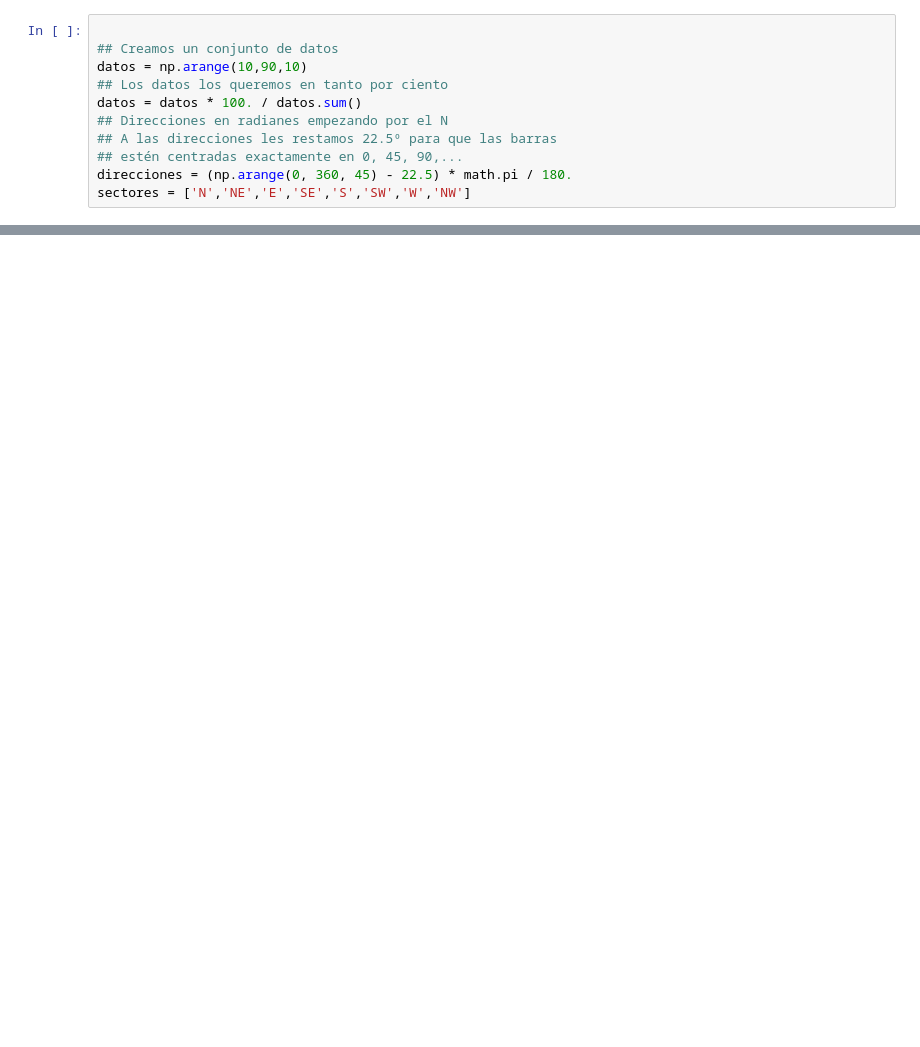
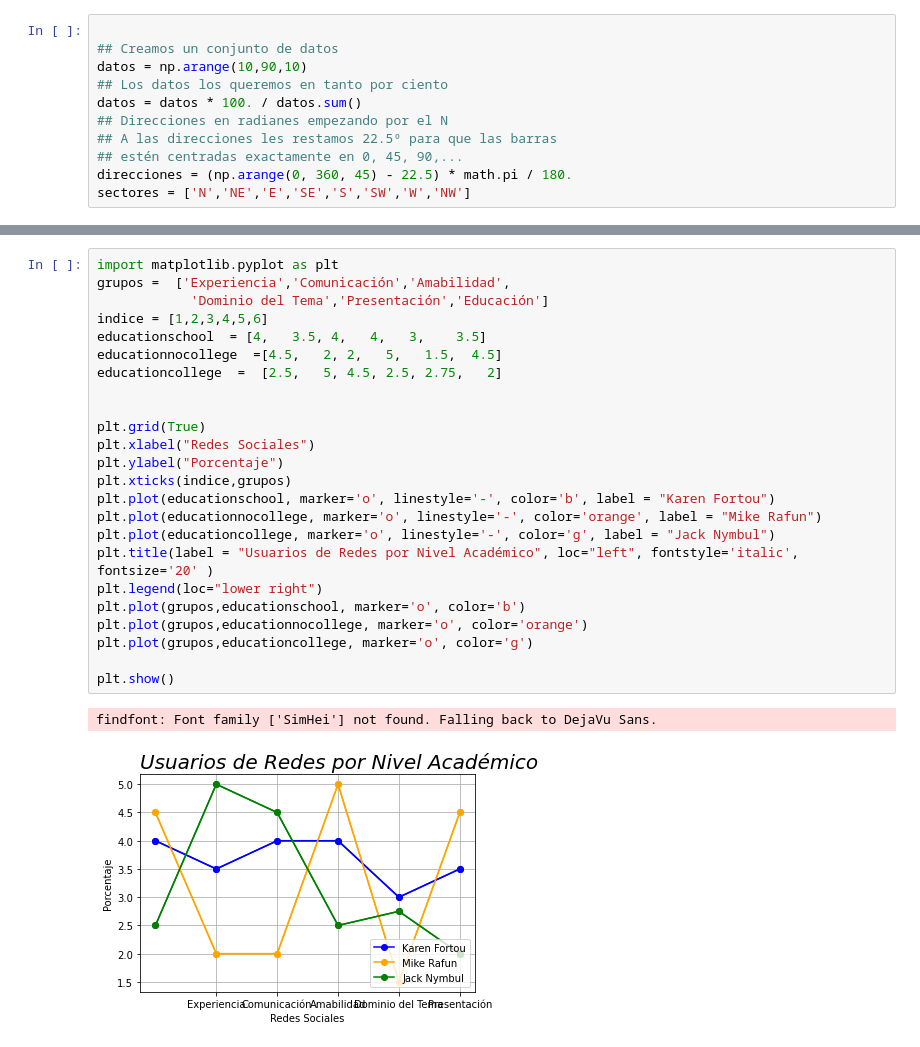
Before and after one commit to villagranp/DEV_Python, a Jupyter notebook: UNIR Comparacion Perfiles/rosadevientos.ipynb, the cells around one changed output, grey strips where cells are left out. Saved outputs shown, nothing was run; the diff lists cells and outputs as text; blank space fills up the shorter version.

```diff
--- a/UNIR Comparacion Perfiles/rosadevientos.ipynb
+++ b/UNIR Comparacion Perfiles/rosadevientos.ipynb
@@ -85,0 +126,27 @@ findfont: Font family ['SimHei'] not found. Falling back to DejaVu Sans.
+# %%
+import matplotlib.pyplot as plt
+grupos =  ['Experiencia','Comunicación','Amabilidad',
+            'Dominio del Tema','Presentación','Educación']
+indice = [1,2,3,4,5,6]
+educationschool  = [4,   3.5, 4,   4,   3,    3.5]
+educationnocollege  =[4.5,   2, 2,   5,   1.5,  4.5]
+educationcollege  =  [2.5,   5, 4.5, 2.5, 2.75,   2]
+
+
+plt.grid(True)
+plt.xlabel("Redes Sociales")
+plt.ylabel("Porcentaje")
+plt.xticks(indice,grupos)
+plt.plot(educationschool, marker='o', linestyle='-', color='b', label = "Karen Fortou")
+plt.plot(educationnocollege, marker='o', linestyle='-', color='orange', label = "Mike Rafun")
+plt.plot(educationcollege, marker='o', linestyle='-', color='g', label = "Jack Nymbul")
+plt.title(label = "Usuarios de Redes por Nivel Académico", loc="left", fontstyle='italic', fontsize='20' )
+plt.legend(loc="lower right")
+plt.plot(grupos,educationschool, marker='o', color='b')
+plt.plot(grupos,educationnocollege, marker='o', color='orange')
+plt.plot(grupos,educationcollege, marker='o', color='g')
+
+plt.show()
+# %% [output]
+findfont: Font family ['SimHei'] not found. Falling back to DejaVu Sans.
+[figure, added]
```
Also changed, not shown: parts of 5 cells of this notebook, 5 other files.
